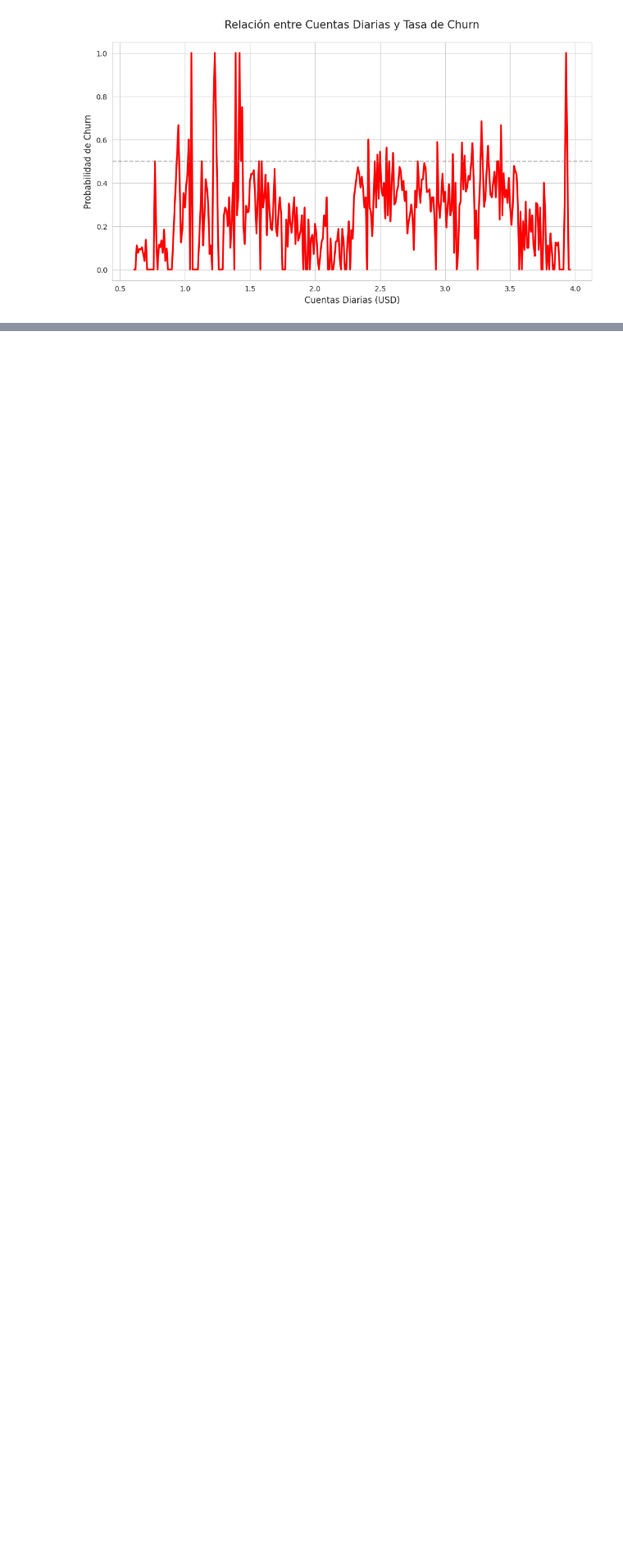
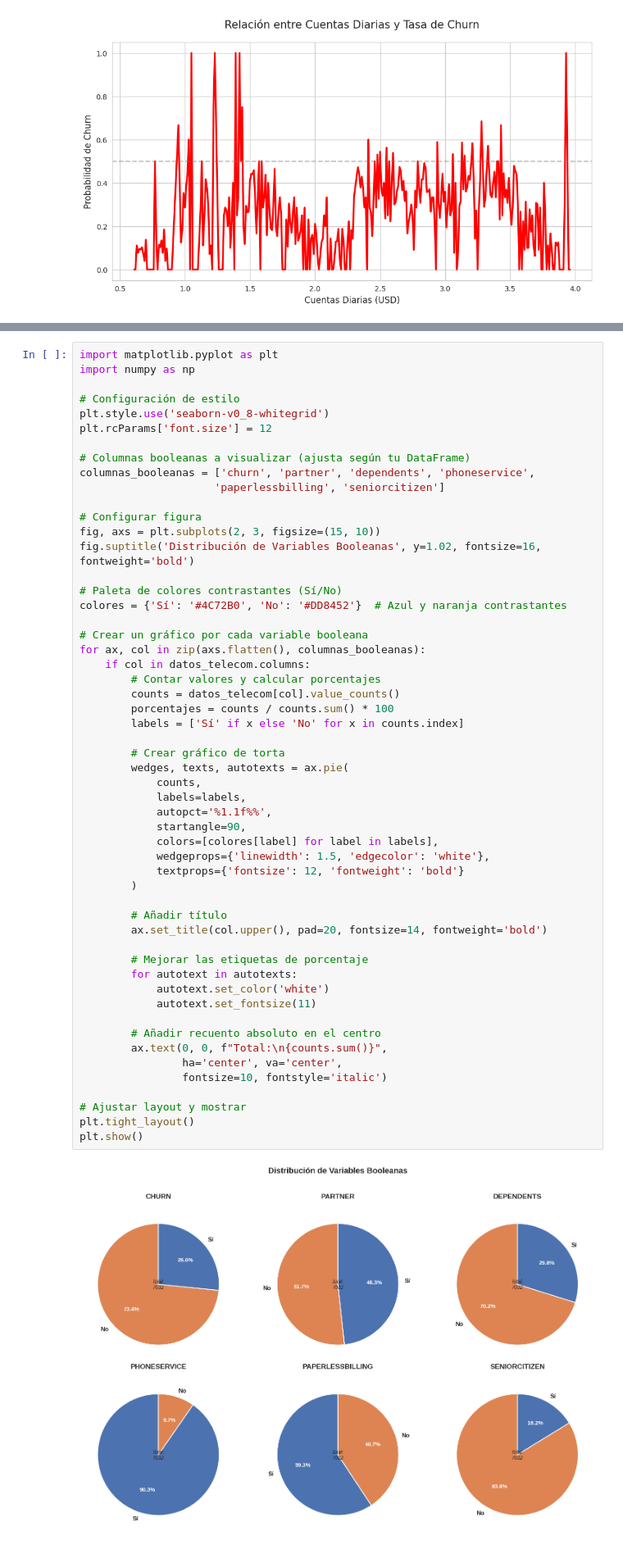
Before and after one commit to 333CME/Challengue-TELECOM-X, a Jupyter notebook: Proyecto_telecomx_final_2.ipynb, the cells around one changed output, grey strips where cells are left out. Shown at 82% size. Cells and saved outputs as stored; diff of their text form; blank space fills up the shorter version.

```diff
--- a/Proyecto_telecomx_final_2.ipynb
+++ b/Proyecto_telecomx_final_2.ipynb
@@ -544,0 +665,56 @@ plt.show()
+# %%
+import matplotlib.pyplot as plt
+import numpy as np
+
+# Configuración de estilo
+plt.style.use('seaborn-v0_8-whitegrid')
+plt.rcParams['font.size'] = 12
+
+# Columnas booleanas a visualizar (ajusta según tu DataFrame)
+columnas_booleanas = ['churn', 'partner', 'dependents', 'phoneservice',
+                     'paperlessbilling', 'seniorcitizen']
+
+# Configurar figura
+fig, axs = plt.subplots(2, 3, figsize=(15, 10))
+fig.suptitle('Distribución de Variables Booleanas', y=1.02, fontsize=16, fontweight='bold')
+
+# Paleta de colores contrastantes (Sí/No)
+colores = {'Sí': '#4C72B0', 'No': '#DD8452'}  # Azul y naranja contrastantes
+
+# Crear un gráfico por cada variable booleana
+for ax, col in zip(axs.flatten(), columnas_booleanas):
+    if col in datos_telecom.columns:
+        # Contar valores y calcular porcentajes
+        counts = datos_telecom[col].value_counts()
+        porcentajes = counts / counts.sum() * 100
+        labels = ['Sí' if x else 'No' for x in counts.index]
+
+        # Crear gráfico de torta
+        wedges, texts, autotexts = ax.pie(
+            counts,
+            labels=labels,
+            autopct='%1.1f%%',
+            startangle=90,
+            colors=[colores[label] for label in labels],
+            wedgeprops={'linewidth': 1.5, 'edgecolor': 'white'},
+            textprops={'fontsize': 12, 'fontweight': 'bold'}
+        )
+
+        # Añadir título
+        ax.set_title(col.upper(), pad=20, fontsize=14, fontweight='bold')
+
+        # Mejorar las etiquetas de porcentaje
+        for autotext in autotexts:
+            autotext.set_color('white')
+            autotext.set_fontsize(11)
+
+        # Añadir recuento absoluto en el centro
+        ax.text(0, 0, f"Total:\n{counts.sum()}",
+                ha='center', va='center',
+                fontsize=10, fontstyle='italic')
+
+# Ajustar layout y mostrar
+plt.tight_layout()
+plt.show()
+# %% [output]
+[figure, added]
```
Also changed, not shown: parts of 21 cells of this notebook.
